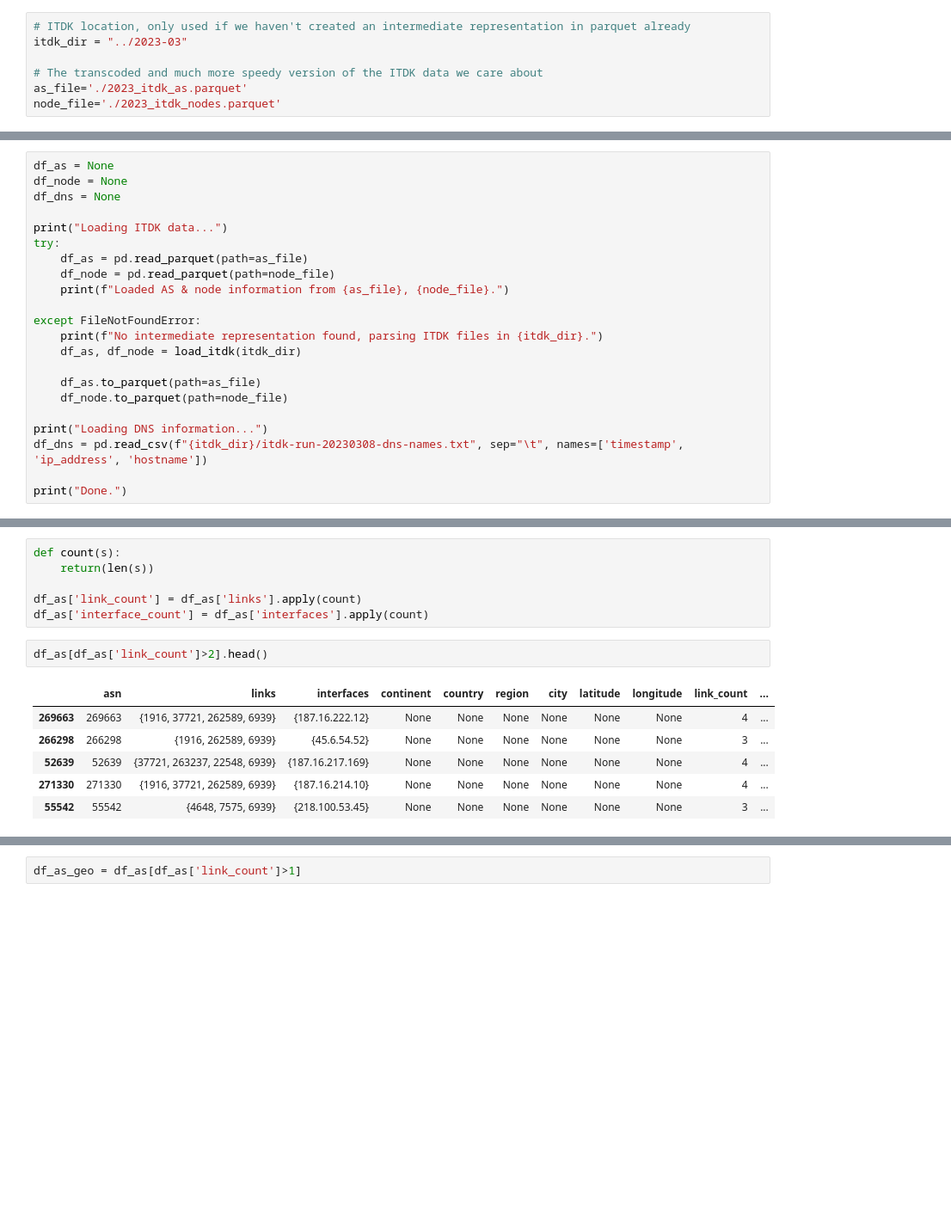
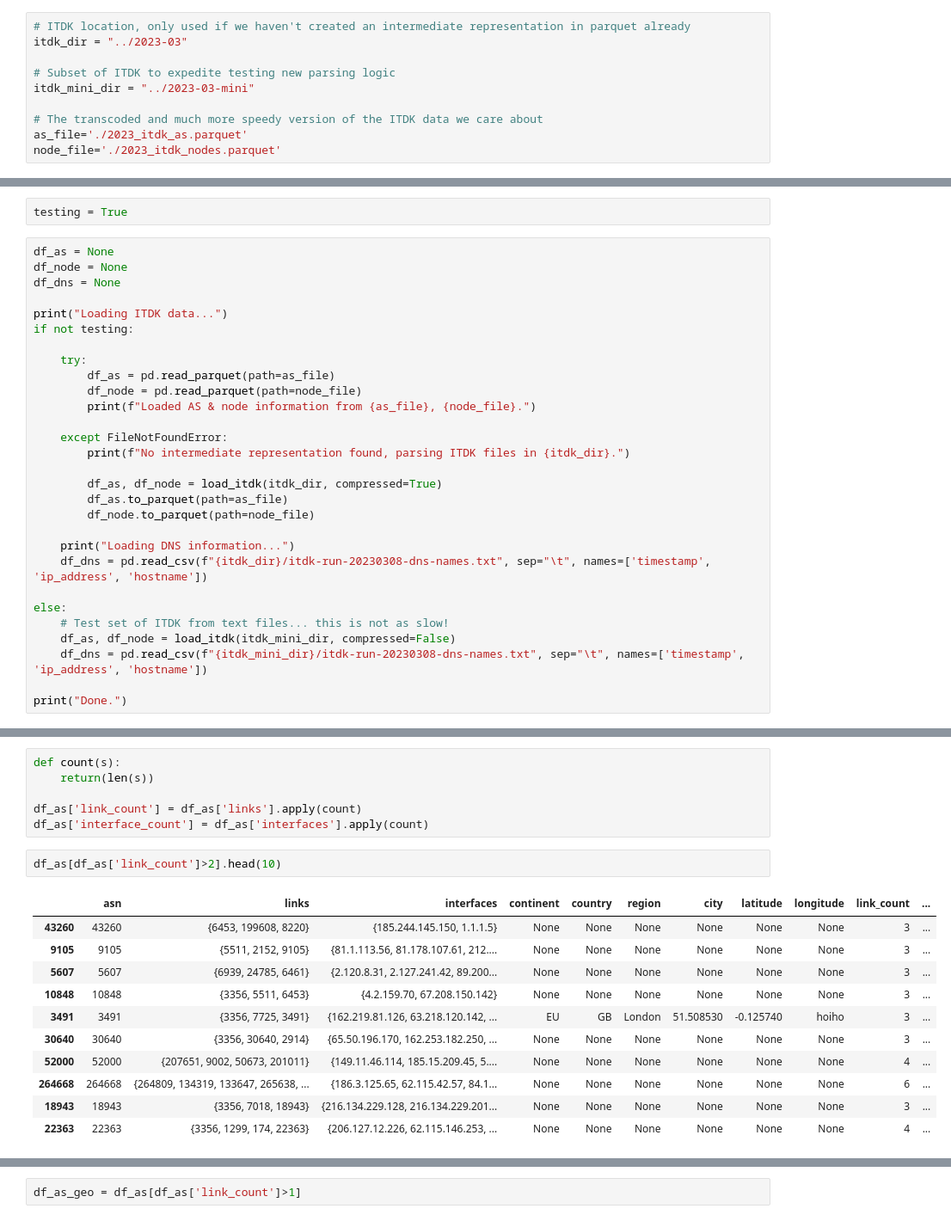
Before and after one commit to auto-d/itdk_eda, a Jupyter notebook: itdk_analysis.ipynb, the cells around one changed output, grey strips where cells are left out. Shown at 86% size. Cells and saved outputs as stored; diff of their text form; blank space fills up the shorter version.

```diff
--- a/itdk_analysis.ipynb
+++ b/itdk_analysis.ipynb
@@ -65,6 +67,9 @@ import pandas as pd
 # ITDK location, only used if we haven't created an intermediate representation in parquet already
 itdk_dir = "../2023-03"
 
+# Subset of ITDK to expedite testing new parsing logic
+itdk_mini_dir = "../2023-03-mini"
+
 # The transcoded and much more speedy version of the ITDK data we care about
 as_file='./2023_itdk_as.parquet'
 node_file='./2023_itdk_nodes.parquet'
@@ -468,25 +502,34 @@ def load_itdk(itdk_base):
 # %% [markdown]
 🐢 The parsing operation is quite time consuming. Use an intermediate format (df serialized into a parquet file) if we've already load it and squirrelled it away, otherwise abide the lengthy parse operation, get the two table into a dataframe and write out to expedite the next go-around.
+# %%
+testing = True
 # %%
 df_as = None
 df_node = None
 df_dns = None
 
 print("Loading ITDK data...")
-try:
-    df_as = pd.read_parquet(path=as_file)
-    df_node = pd.read_parquet(path=node_file)
-    print(f"Loaded AS & node information from {as_file}, {node_file}.")
+if not testing:
 
-except FileNotFoundError:
-    print(f"No intermediate representation found, parsing ITDK files in {itdk_dir}.")
-    df_as, df_node = load_itdk(itdk_dir)
+    try:
+        df_as = pd.read_parquet(path=as_file)
+        df_node = pd.read_parquet(path=node_file)
+        print(f"Loaded AS & node information from {as_file}, {node_file}.")
 
-    df_as.to_parquet(path=as_file)
-    df_node.to_parquet(path=node_file)
+    except FileNotFoundError:
+        print(f"No intermediate representation found, parsing ITDK files in {itdk_dir}.")
 
-print("Loading DNS information...")
-df_dns = pd.read_csv(f"{itdk_dir}/itdk-run-20230308-dns-names.txt", sep="\t", names=['timestamp', 'ip_address', 'hostname'])
+        df_as, df_node = load_itdk(itdk_dir, compressed=True)
+        df_as.to_parquet(path=as_file)
+        df_node.to_parquet(path=node_file)
+
+    print("Loading DNS information...")
+    df_dns = pd.read_csv(f"{itdk_dir}/itdk-run-20230308-dns-names.txt", sep="\t", names=['timestamp', 'ip_address', 'hostname'])
+
+else:
+    # Test set of ITDK from text files... this is not as slow!
+    df_as, df_node = load_itdk(itdk_mini_dir, compressed=False)
+    df_dns = pd.read_csv(f"{itdk_mini_dir}/itdk-run-20230308-dns-names.txt", sep="\t", names=['timestamp', 'ip_address', 'hostname'])
 
 print("Done.")
 # %% [output]
@@ -551,11 +625,16 @@ def count(s):
 df_as['link_count'] = df_as['links'].apply(count)
 df_as['interface_count'] = df_as['interfaces'].apply(count)
 # %%
-df_as[df_as['link_count']>2].head()
+df_as[df_as['link_count']>2].head(10)
 # %% [output]
 |  | asn | links | interfaces | continent | country | region | city | latitude | longitude | link_count | ... |
-| 269663 | 269663 | {1916, 37721, 262589, 6939} | {187.16.222.12} | None | None | None | None | None | None | 4 | ... |
-| 266298 | 266298 | {1916, 262589, 6939} | {45.6.54.52} | None | None | None | None | None | None | 3 | ... |
-| 52639 | 52639 | {37721, 263237, 22548, 6939} | {187.16.217.169} | None | None | None | None | None | None | 4 | ... |
-| 271330 | 271330 | {1916, 37721, 262589, 6939} | {187.16.214.10} | None | None | None | None | None | None | 4 | ... |
-| 55542 | 55542 | {4648, 7575, 6939} | {218.100.53.45} | None | None | None | None | None | None | 3 | ... |
+| 43260 | 43260 | {6453, 199608, 8220} | {185.244.145.150, 1.1.1.5} | None | None | None | None | None | None | 3 | ... |
+| 9105 | 9105 | {5511, 2152, 9105} | {81.1.113.56, 81.178.107.61, 212.... | None | None | None | None | None | None | 3 | ... |
+| 5607 | 5607 | {6939, 24785, 6461} | {2.120.8.31, 2.127.241.42, 89.200... | None | None | None | None | None | None | 3 | ... |
+| 10848 | 10848 | {3356, 5511, 6453} | {4.2.159.70, 67.208.150.142} | None | None | None | None | None | None | 3 | ... |
+| 3491 | 3491 | {3356, 7725, 3491} | {162.219.81.126, 63.218.120.142, ... | EU | GB | London | 51.508530 | -0.125740 | hoiho | 3 | ... |
+| 30640 | 30640 | {3356, 30640, 2914} | {65.50.196.170, 162.253.182.250, ... | None | None | None | None | None | None | 3 | ... |
+| 52000 | 52000 | {207651, 9002, 50673, 201011} | {149.11.46.114, 185.15.209.45, 5.... | None | None | None | None | None | None | 4 | ... |
+| 264668 | 264668 | {264809, 134319, 133647, 265638, ... | {186.3.125.65, 62.115.42.57, 84.1... | None | None | None | None | None | None | 6 | ... |
+| 18943 | 18943 | {3356, 7018, 18943} | {216.134.229.128, 216.134.229.201... | None | None | None | None | None | None | 3 | ... |
+| 22363 | 22363 | {3356, 1299, 174, 22363} | {206.127.12.226, 62.115.146.253, ... | None | None | None | None | None | None | 4 | ... |
```
Also changed, not shown: parts of 22 cells of this notebook.
